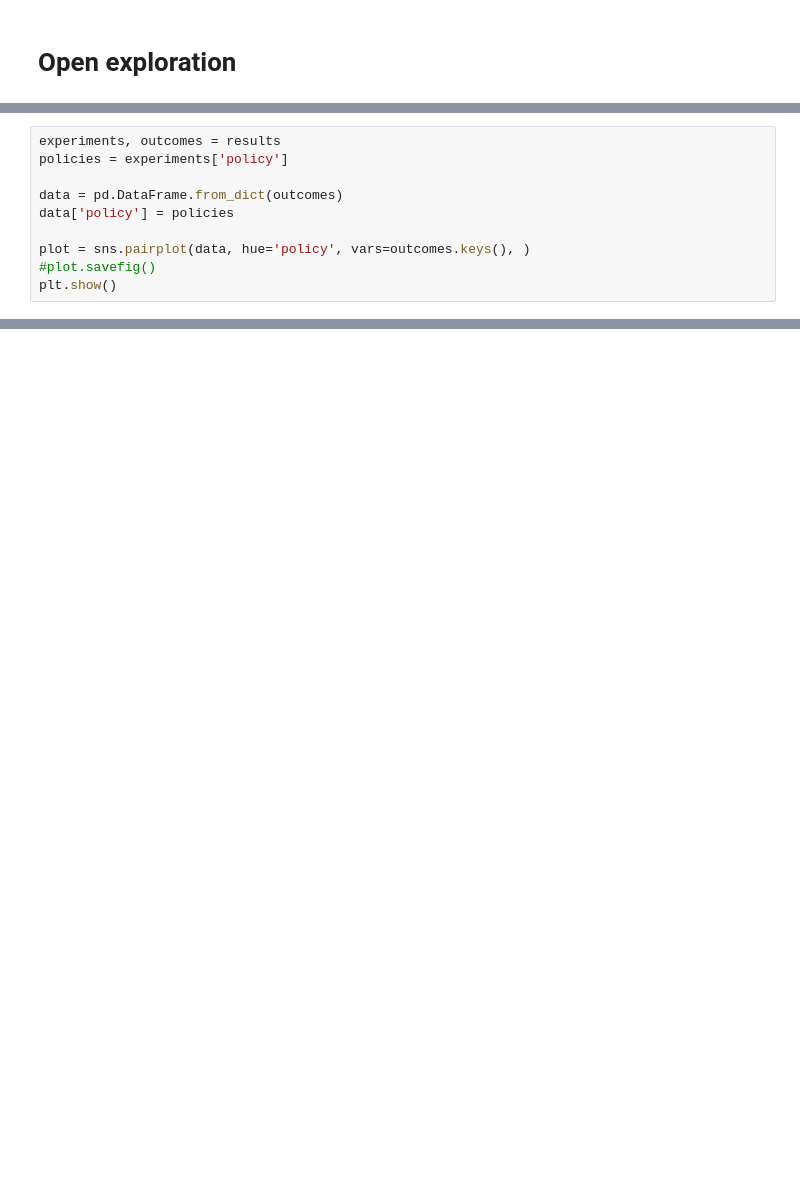
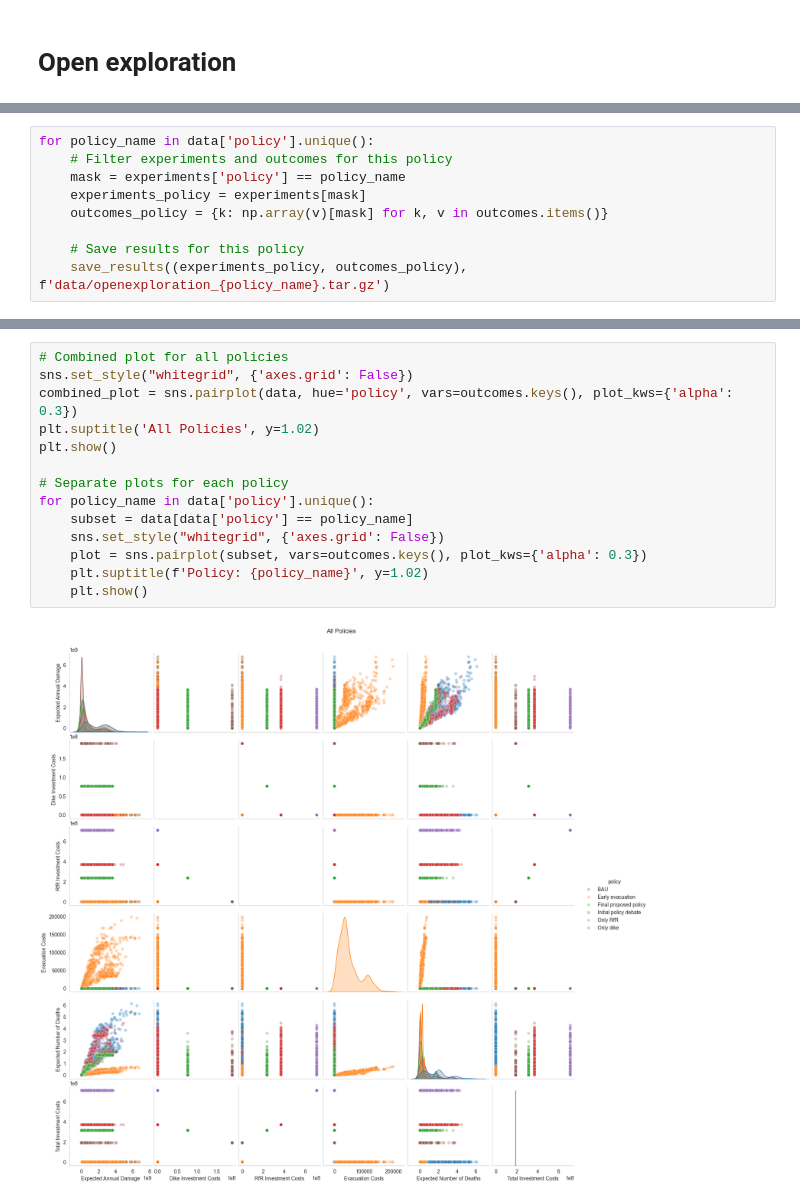
Before and after one commit to Tobiass48/epa141A_open, a Jupyter notebook: final assignment/Open exploration.ipynb, the cells around one changed output, grey strips where cells are left out. Cells and saved outputs as stored; diff of their text form; blank space fills up the shorter version.

```diff
--- a/final assignment/Open exploration.ipynb
+++ b/final assignment/Open exploration.ipynb
@@ -73,13 +122,12 @@ with MultiprocessingEvaluator(dike_model) as evaluator:
 [MainProcess/INFO] experiments finished
 [MainProcess/INFO] terminating pool
 # %%
-experiments, outcomes = results
-policies = experiments['policy']
+for policy_name in data['policy'].unique():
+    # Filter experiments and outcomes for this policy
+    mask = experiments['policy'] == policy_name
+    experiments_policy = experiments[mask]
+    outcomes_policy = {k: np.array(v)[mask] for k, v in outcomes.items()}
 
-data = pd.DataFrame.from_dict(outcomes)
-data['policy'] = policies
-
-plot = sns.pairplot(data, hue='policy', vars=outcomes.keys(), )
-#plot.savefig()
-plt.show()
+    # Save results for this policy
+    save_results((experiments_policy, outcomes_policy), f'data/openexploration_{policy_name}.tar.gz')
 # %% [output]
@@ -86,0 +140,16 @@ plt.show()
+# %%
+# Combined plot for all policies
+sns.set_style("whitegrid", {'axes.grid': False})
+combined_plot = sns.pairplot(data, hue='policy', vars=outcomes.keys(), plot_kws={'alpha': 0.3})
+plt.suptitle('All Policies', y=1.02)
+plt.show()
+
+# Separate plots for each policy
+for policy_name in data['policy'].unique():
+    subset = data[data['policy'] == policy_name]
+    sns.set_style("whitegrid", {'axes.grid': False})
+    plot = sns.pairplot(subset, vars=outcomes.keys(), plot_kws={'alpha': 0.3})
+    plt.suptitle(f'Policy: {policy_name}', y=1.02)
+    plt.show()
+# %% [output]
+[figure, added]
```
Also changed, not shown: parts of 11 cells of this notebook, 10 other files.
